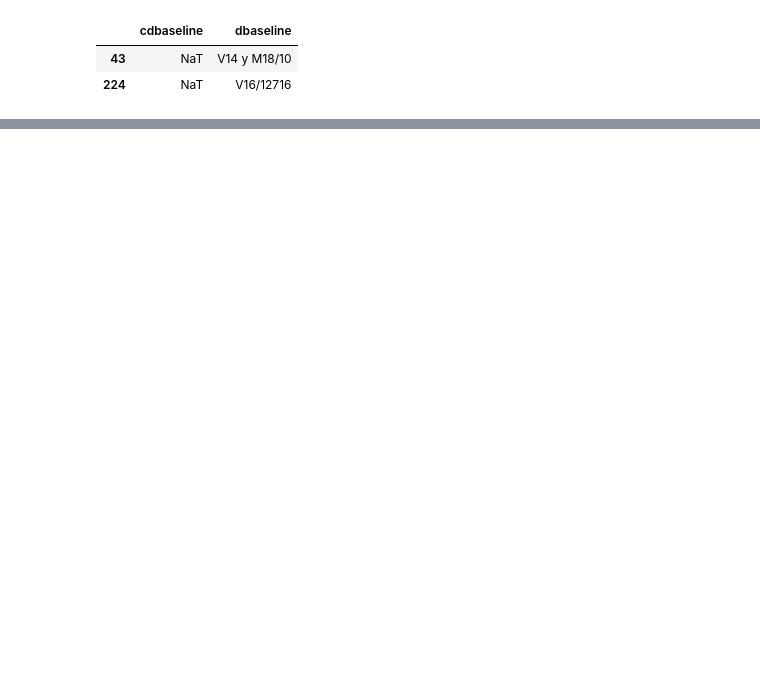
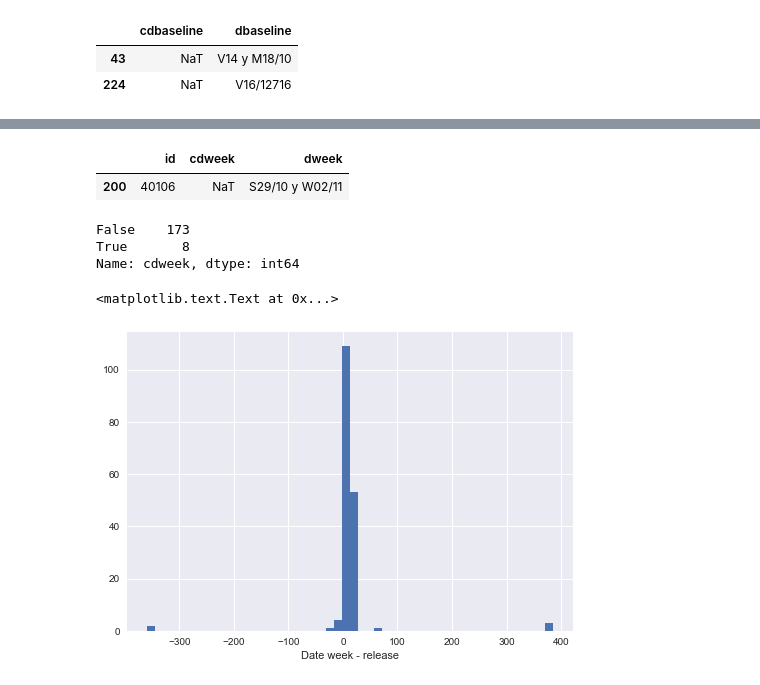
Before and after one commit to sdaza/reentry-chile, a Jupyter notebook: reports/reentry_chile_response_rates.ipynb, the cells around one changed output, grey strips where cells are left out. Saved outputs shown, nothing was run; the diff lists cells and outputs as text; code cells hidden in the pictures; blank space fills up the shorter version.

```diff
--- a/reports/reentry_chile_response_rates.ipynb
+++ b/reports/reentry_chile_response_rates.ipynb
@@ -346,0 +246,28 @@ print(start)
+# %%
+m = df.cdweek.isnull() & df.dweek.notnull()
+df.loc[m, ['id', 'cdweek', 'dweek']]
+# %% [output]
+|  | id | cdweek | dweek |
+| 200 | 40106 | NaT | S29/10 y W02/11 |
+# %%
+replace errors in data entry
+errors = ['S29/10 y W02/11']
+new_values = ['11/02/2016']
+
+for i in range(0,len(errors)):
+   df.loc[df['dweek'] == errors[i], 'cdweek'] = pd.to_datetime(new_values[i])
+
+s = (df.r_week == 1)
+df.loc[s, 'cdweek'].isnull().value_counts()
+# %% [output]
+False    173
+True       8
+Name: cdweek, dtype: int64
+# %%
+df = df.assign(release_week = (df.cdweek - df.release).dt.days)
+ax = df.release_week.hist(bins = 50)
+ax.set_xlabel('Date week - release')
+plt.show()
+# %% [output]
+<matplotlib.text.Text at 0x...>
+[figure, added]
```
Also changed, not shown: parts of 52 cells of this notebook.
